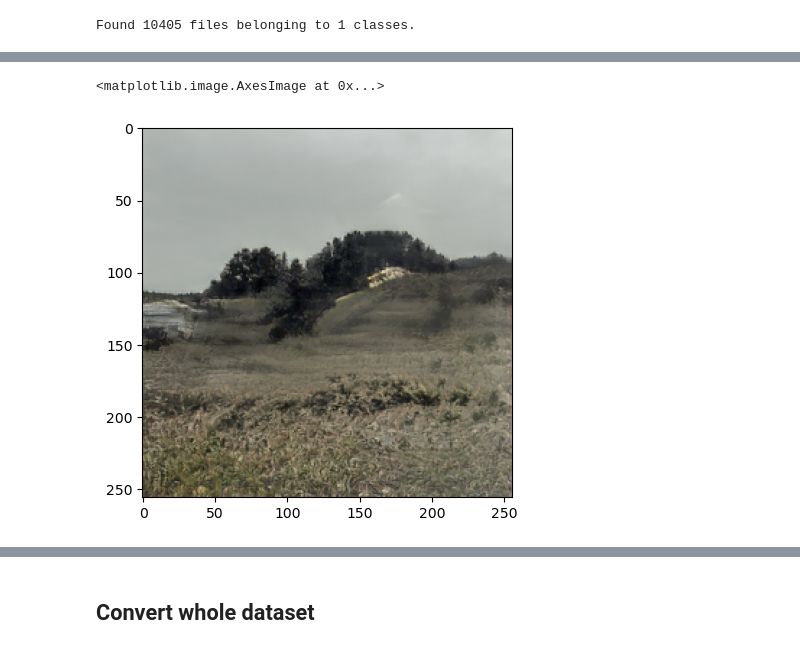
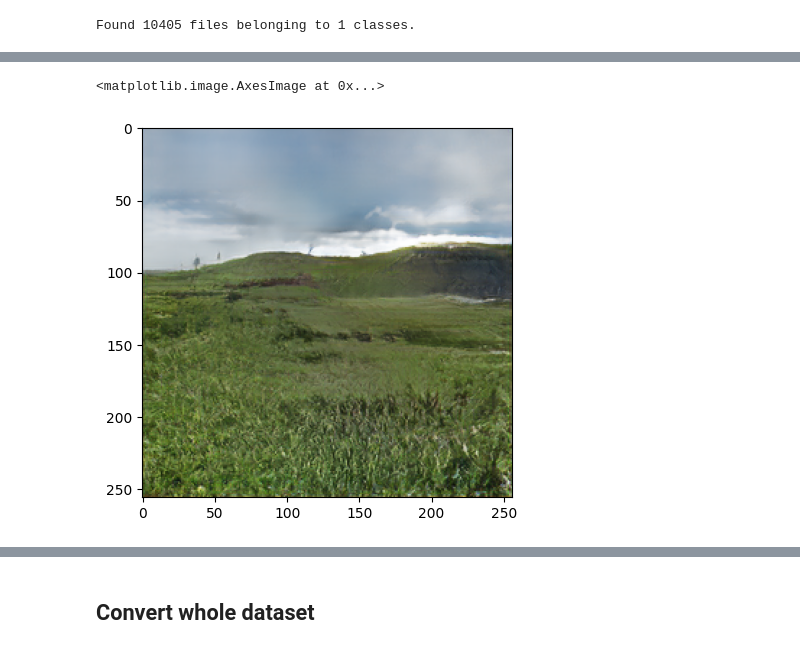
Before and after one commit to klima7/Mc2Real-segment-generate, a Jupyter notebook: converter.ipynb, the cells around one changed output, grey strips where cells are left out. Saved outputs shown, nothing was run; the diff lists cells and outputs as text; code cells hidden in the pictures.

```diff
--- a/converter.ipynb
+++ b/converter.ipynb
@@ -51,4 +64,5 @@ plt.imshow(mc_image)
 # %%
-real_image = mc2real(mc_image)
+%autoreload
+real_image = mc2real(mc_image, opt_steps=100)
 plt.imshow(real_image)
 # %% [output]
@@ -59,2 +78,2 @@ plt.imshow(real_image)
 <matplotlib.image.AxesImage at 0x...>
-[figure, old version]
+[figure, new version]
```
Also changed, not shown: parts of 6 cells of this notebook, 3 other files.
